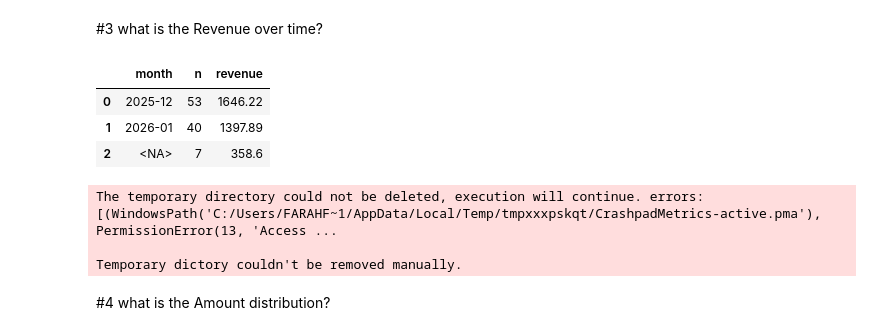
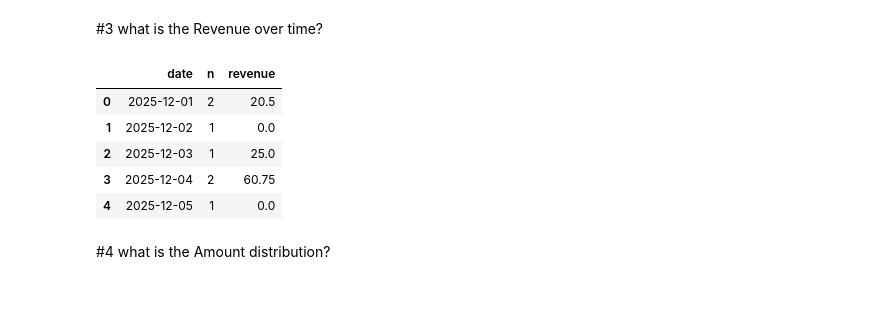
Before and after one commit to fayrouz2/week2-data-work, a Jupyter notebook: notebooks/eda.ipynb, the cells around one changed output. Drawn from its saved outputs; the diff is of its cells as text; code cells hidden in the pictures; blank space fills up the shorter version.

```diff
--- a/notebooks/eda.ipynb
+++ b/notebooks/eda.ipynb
@@ -154,30 +152,28 @@ fig
 # %%
 
 trend = (
-    df.groupby("month", dropna=False)
+    df.groupby("date", dropna=False)
     .agg(n=("order_id","size"), revenue=("amount","sum"))
     .reset_index()
-    .sort_values("month")
+    .sort_values("date")
 )
 
-trend
+trend.head()
 # %% [output]
-|  | month | n | revenue |
-| 0 | 2025-12 | 53 | 1646.22 |
-| 1 | 2026-01 | 40 | 1397.89 |
-| 2 | <NA> | 7 | 358.6 |
+|  | date | n | revenue |
+| 0 | 2025-12-01 | 2 | 20.5 |
+| 1 | 2025-12-02 | 1 | 0.0 |
+| 2 | 2025-12-03 | 1 | 25.0 |
+| 3 | 2025-12-04 | 2 | 60.75 |
+| 4 | 2025-12-05 | 1 | 0.0 |
 # %%
 fig.update_layout(title={"x": 0.02})
-fig = px.line(trend, x="month", y="revenue", title="Revenue over time (month)")
-fig.update_xaxes(title_text="Month")
+fig = px.line(trend, x="date", y="revenue", title="Revenue over time")
+fig.update_xaxes(title_text="Date")
 fig.update_yaxes(title_text="Revenue")
-save_fig(fig, FIGS / "revenue_trend_monthly.png")
+save_fig(fig, FIGS / "revenue_trend.png")
 
 fig
-# %% [output]
-The temporary directory could not be deleted, execution will continue. errors: [(WindowsPath('C:/Users/FARAHF~1/AppData/Local/Temp/tmpxxxpskqt/CrashpadMetrics-active.pma'), PermissionError(13, 'Access ...
-
-Temporary dictory couldn't be removed manually.
 # %% [markdown]
 #4 what is the Amount distribution?
 # %%
```
Also changed, not shown: parts of 7 cells of this notebook, 20 other files.
